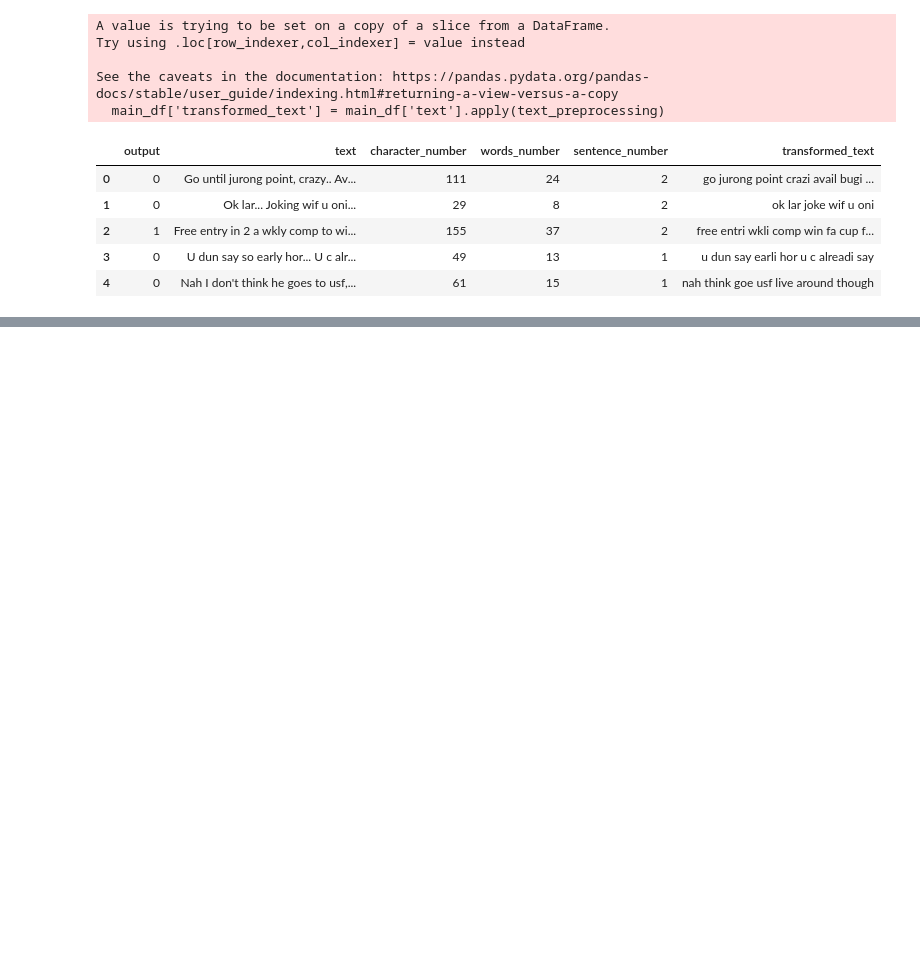
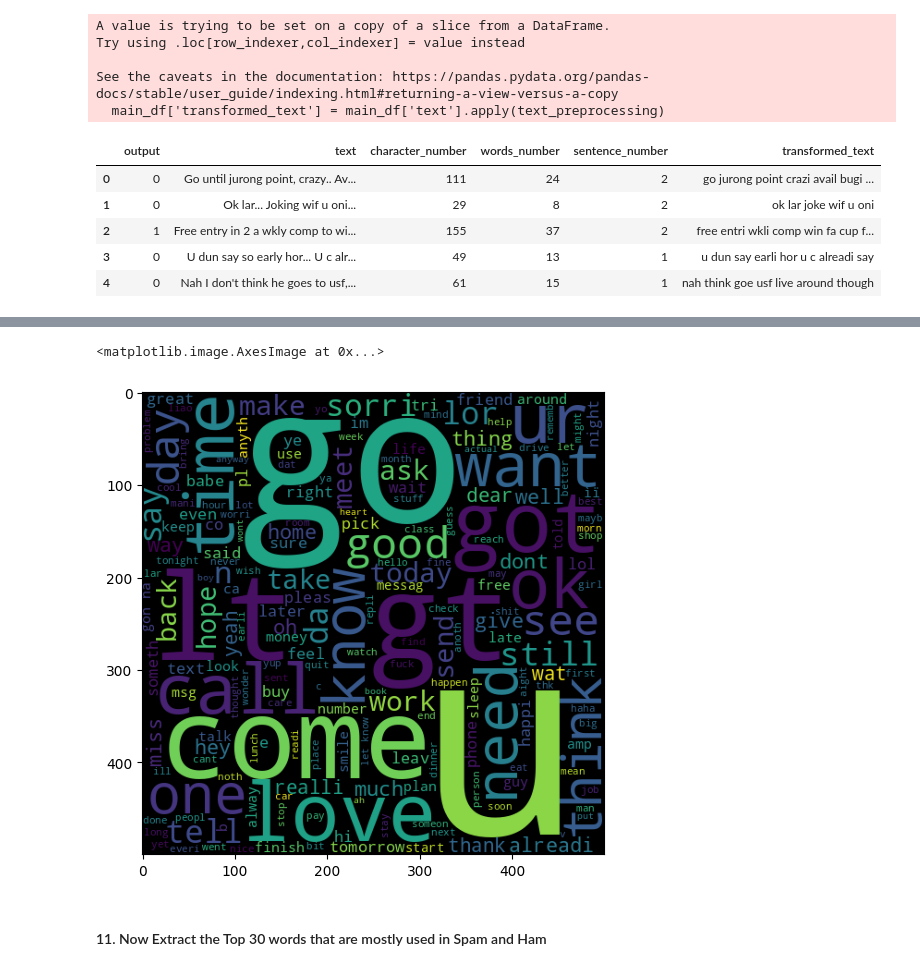
Before and after one commit to lalchhabi/Email_SMS_Spam_Detection, a Jupyter notebook: email_sms_classifier.ipynb, the cells around one changed output, grey strips where cells are left out. Drawn from its saved outputs; the diff is of its cells as text; code cells hidden in the pictures; blank space fills up the shorter version.

```diff
--- a/email_sms_classifier.ipynb
+++ b/email_sms_classifier.ipynb
@@ -367,0 +383,10 @@ main_df.head()
+# %%
+#### Generate a cloudword for ham
+ham_wc = wc.generate(main_df[main_df['output'] == 0]['transformed_text'].str.cat(sep = " "))
+plt.figure(figsize = (10,6))
+plt.imshow(ham_wc)
+# %% [output]
+<matplotlib.image.AxesImage at 0x...>
+[figure, added]
+# %% [markdown]
+#### 11. Now Extract the Top 30 words that are mostly used in Spam and Ham
```
Also changed, not shown: parts of 9 cells of this notebook.
